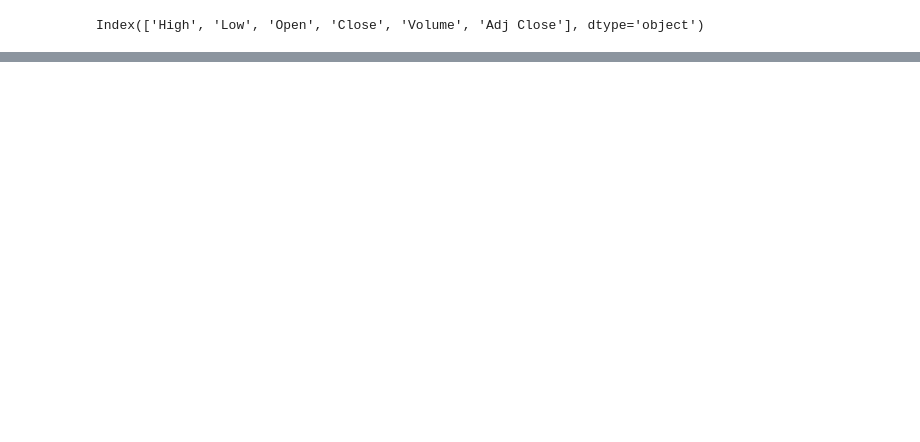
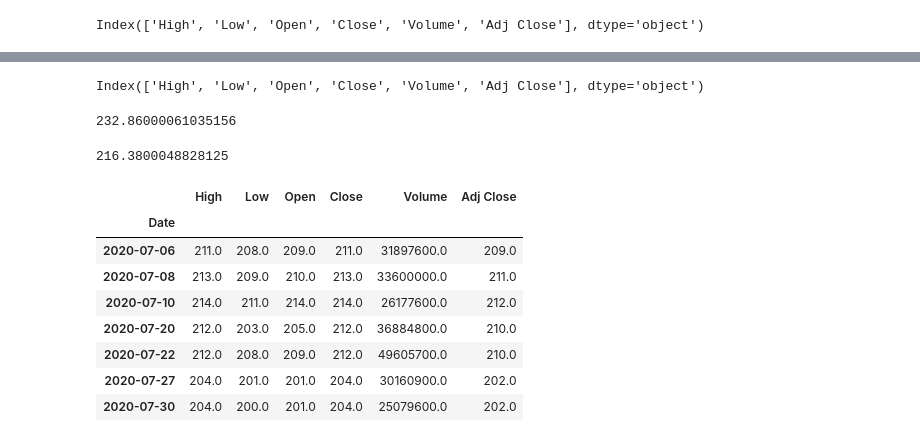
Before and after one commit to MapleFrogStudio/AlgorithmicTrading, a Jupyter notebook: Candlestick Chart Plotting.ipynb, the cells around one changed output, grey strips where cells are left out. Cells and saved outputs as stored; diff of their text form; code cells hidden in the pictures; blank space fills up the shorter version.

```diff
--- a/Candlestick Chart Plotting.ipynb
+++ b/Candlestick Chart Plotting.ipynb
@@ -75,0 +75,11 @@ mpf.plot(prices.loc[rangestart:rangeend],volume=True, type='candle', tight_layou
+# %%
+import stocks
+start = "2000-01-01"
+end = "2021-02-28"
+ticker = "MSFT"          # Amazon
+#ticker = "NTDOY"        # Nintendo
+prices = stocks.GrabPrices(ticker, start, end)
+
+ss = prices.loc['2020-07':'2020-12']
+mpf.plot(ss, type='candle', tight_layout=True,
+         figratio=(25,15), style='yahoo')
@@ -75,0 +88,29 @@ mpf.plot(prices.loc[rangestart:rangeend],volume=True, type='candle', tight_layou
+# %%
+ss.columns
+# %% [output]
+Index(['High', 'Low', 'Open', 'Close', 'Volume', 'Adj Close'], dtype='object')
+# %%
+ss['High'].max()
+# %% [output]
+232.86000061035156
+# %%
+daterange = ss.loc['2020-07-01':'2020-07-30']
+high = daterange['High'].max()
+high
+#ss[ss['High'].gt(225)]
+# %% [output]
+216.3800048828125
+# %%
+daterange = ss.loc['2020-07-01':'2020-07-30'].round(0)
+#daterange[daterange['High'].gt(215)]
+daterange[daterange['Close'].eq(daterange['High'])]
+# %% [output]
+|  | High | Low | Open | Close | Volume | Adj Close |
+| Date |  |  |  |  |  |  |
+| 2020-07-06 | 211.0 | 208.0 | 209.0 | 211.0 | 31897600.0 | 209.0 |
+| 2020-07-08 | 213.0 | 209.0 | 210.0 | 213.0 | 33600000.0 | 211.0 |
+| 2020-07-10 | 214.0 | 211.0 | 214.0 | 214.0 | 26177600.0 | 212.0 |
+| 2020-07-20 | 212.0 | 203.0 | 205.0 | 212.0 | 36884800.0 | 210.0 |
+| 2020-07-22 | 212.0 | 208.0 | 209.0 | 212.0 | 49605700.0 | 210.0 |
+| 2020-07-27 | 204.0 | 201.0 | 201.0 | 204.0 | 30160900.0 | 202.0 |
+| 2020-07-30 | 204.0 | 200.0 | 201.0 | 204.0 | 25079600.0 | 202.0 |
```
Also changed, not shown: parts of 16 cells of this notebook, 14 other files.
